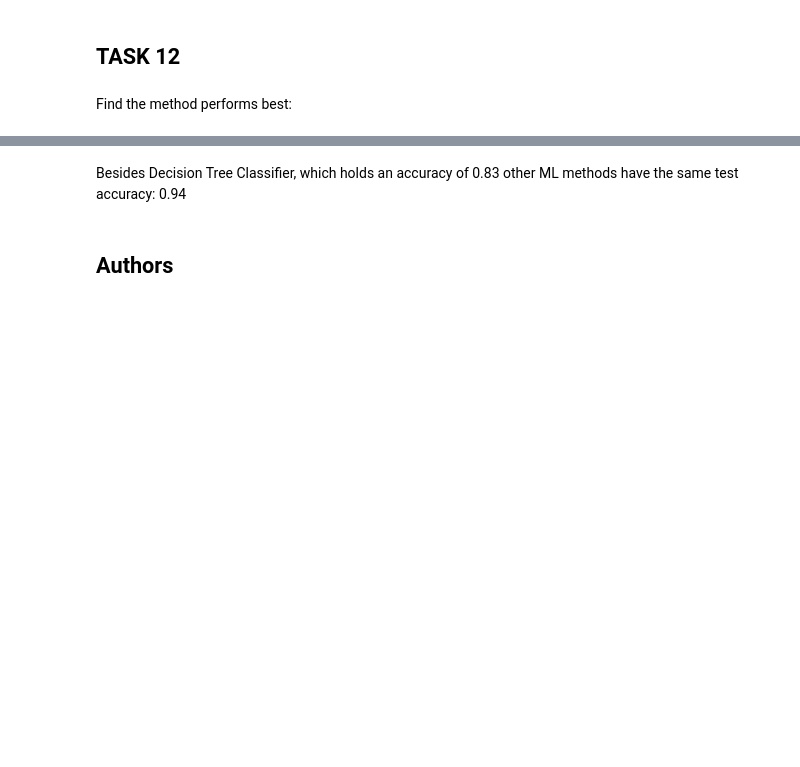
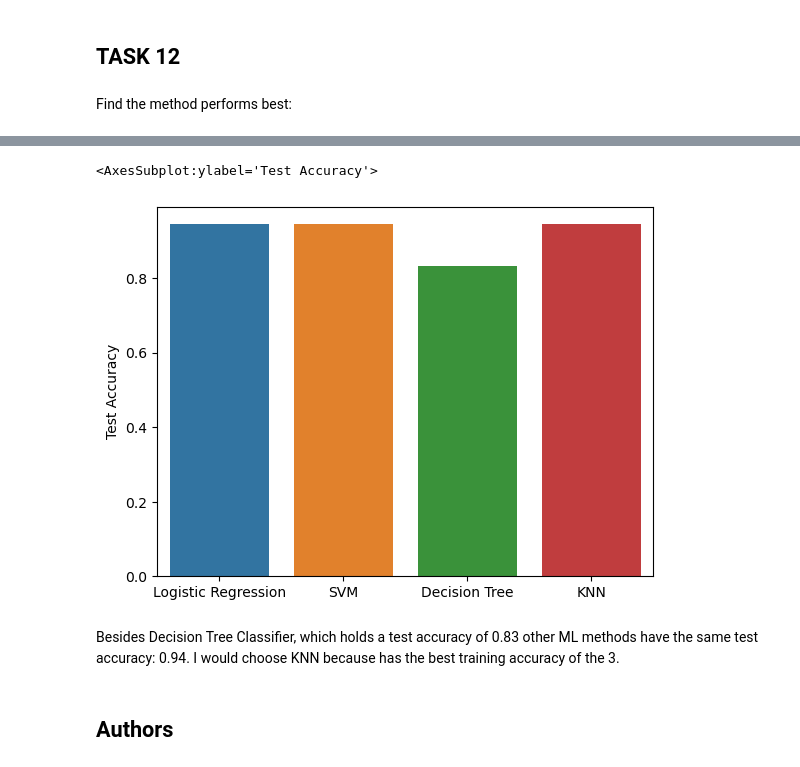
Before and after one commit to SrKrdo/coursera_IBM_capstone, a Jupyter notebook: week4/week4_ml-prediction.ipynb, the cells around one changed output, grey strips where cells are left out. Saved outputs shown, nothing was run; the diff lists cells and outputs as text; code cells hidden in the pictures; blank space fills up the shorter version.

```diff
--- a/week4/week4_ml-prediction.ipynb
+++ b/week4/week4_ml-prediction.ipynb
@@ -225,7 +226,8 @@ accuracy : 0.8222222222222223
 # %% [markdown]
 Calculate the accuracy on the test data using the method <code>score</code>:
 # %%
-svm_cv.score(X_test, Y_test)
+svm_test_acc = svm_cv.score(X_test, Y_test)
+svm_test_acc
 # %% [output]
 0.9444444444444444
 # %% [markdown]
@@ -270,7 +272,8 @@ accuracy : 0.9111111111111112
 # %% [markdown]
 Calculate the accuracy of tree_cv on the test data using the method <code>score</code>:
 # %%
-tree_cv.score(X_test, Y_test)
+tree_test_acc = tree_cv.score(X_test, Y_test)
+tree_test_acc
 # %% [output]
 0.8333333333333334
 # %% [markdown]
@@ -312,7 +315,8 @@ accuracy : 0.8444444444444444
 # %% [markdown]
 Calculate the accuracy of tree_cv on the test data using the method <code>score</code>:
 # %%
-knn_cv.score(X_test, Y_test)
+knn_test_acc = knn_cv.score(X_test, Y_test)
+knn_test_acc
 # %% [output]
 0.9444444444444444
 # %% [markdown]
@@ -326,3 +330,7 @@ plot_confusion_matrix(Y_test,yhat)
 ## TASK  12
 # %% [markdown]
 Find the method performs best:
+# %%
+index= ['Logistic Regression','SVM','Decision Tree', 'KNN']
+Report = pd.DataFrame({'Train Accuracy': [logreg_cv.best_score_, svm_cv.best_score_, tree_cv.best_score_, knn_cv.best_score_], 'Test Accuracy': [lr_test_acc, svm_test_acc, tree_test_acc, knn_test_acc]}, index=index)
+Report
@@ -329,5 +343,10 @@ Find the method performs best:
+# %%
+sns.barplot(data=Report, x=index, y='Test Accuracy')
+# %% [output]
+<AxesSubplot:ylabel='Test Accuracy'>
+[figure, added]
 # %% [markdown]
-Besides Decision Tree Classifier, which holds an accuracy of 0.83 other ML methods have the same test accuracy: 0.94
+Besides Decision Tree Classifier, which holds a test accuracy of 0.83 other ML methods have the same test accuracy: 0.94. I would choose KNN because has the best training accuracy of the 3.
 # %% [markdown]
 ## Authors
 # %% [markdown]
```
Also changed, not shown: parts of 2 cells of this notebook.
